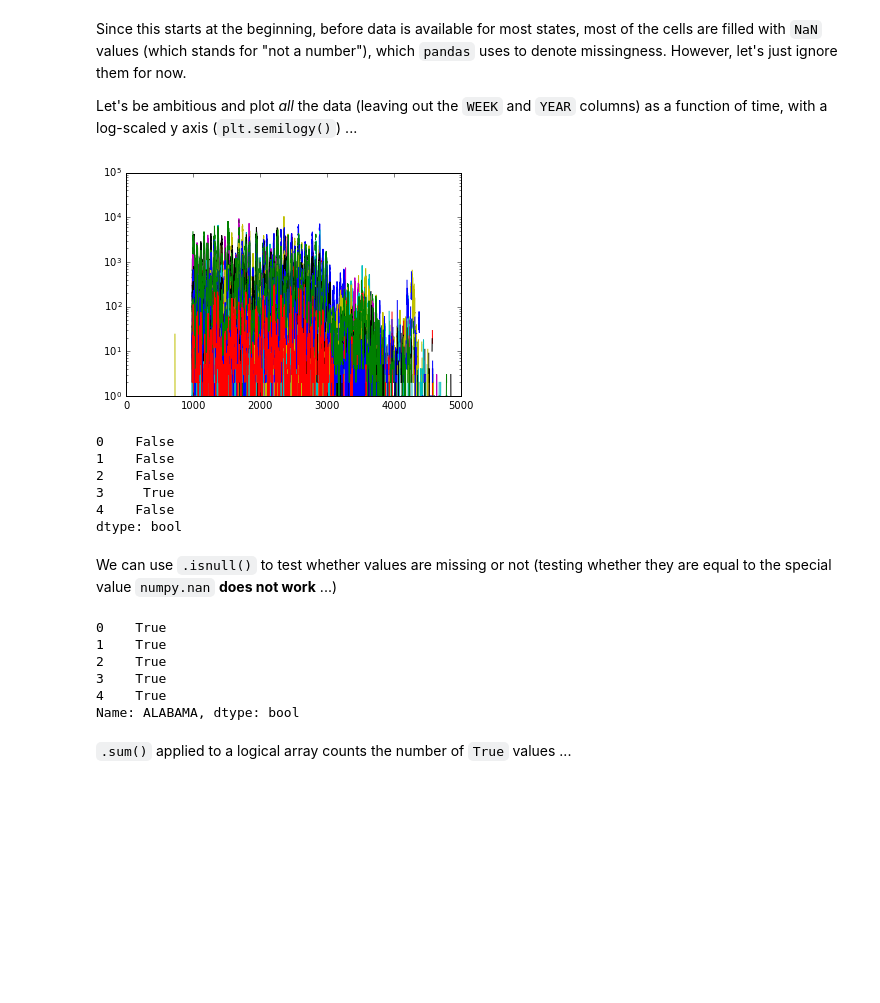
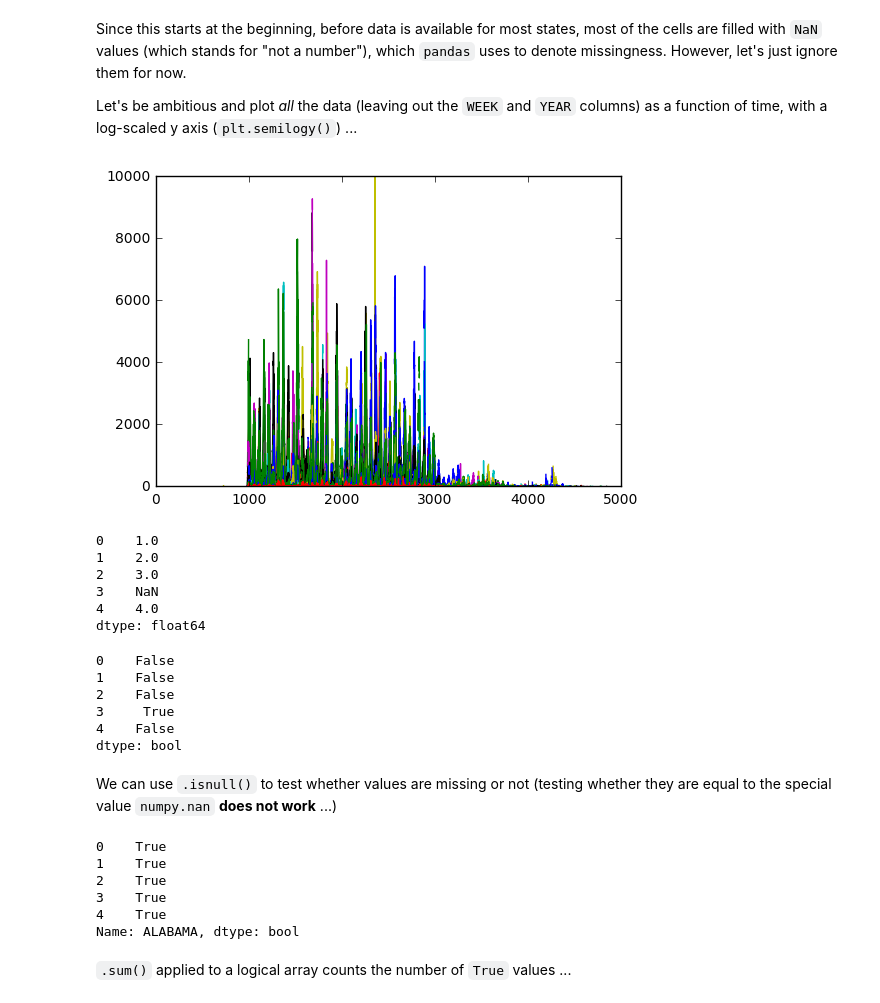
Before and after one commit to bbolker/math1mp, a Jupyter notebook: notes/pandas_intro.ipynb, the cells around one changed output. Saved outputs shown, nothing was run; the diff lists cells and outputs as text; code cells hidden in the pictures; blank space fills up the shorter version.

```diff
--- a/notes/pandas_intro.ipynb
+++ b/notes/pandas_intro.ipynb
@@ -99,35 +125,45 @@ Let's be ambitious and plot *all* the data (leaving out the `WEEK` and `YEAR` co
 # %%
 %matplotlib inline
 import matplotlib.pyplot as plt
 fig, ax = plt.subplots()
 all_data = p.loc[:,"ALABAMA":"WYOMING"]
 ## equivalently: all_data=p.drop(["YEAR","WEEK","Unnamed: 61"])
-ax.semilogy(all_data);
+ax.plot(all_data);
+ax.set_ylim((0,10000));
 # %% [output]
-[figure, old version]
+[figure, new version]
 # %%
 import numpy as np
 a = [1,2,3,np.nan,4]  # make a Series containing an NA value
-pd.Series(a).isnull()
+a2 = pd.Series(a)
+print(a2)
+## a2 == np.nan
+a2.isnull()
 # %% [output]
-0    False
-1    False
-2    False
-3     True
-4    False
-dtype: bool
+0    1.0
+1    2.0
+2    3.0
+3    NaN
+4    4.0
+dtype: float64
+0    False
+1    False
+2    False
+3     True
+4    False
+dtype: bool
 # %% [markdown]
 
 
 We can use `.isnull()` to test whether values are missing or not (testing whether they are equal to the special value `numpy.nan`  **does not work** ...)
-# %%
-p.ALABAMA.isnull().head()
-# %% [output]
-0    True
-1    True
-2    True
-3    True
-4    True
-Name: ALABAMA, dtype: bool
+# %%
+p.isnull().loc[0:4,"ALABAMA"]
+# %% [output]
+0    True
+1    True
+2    True
+3    True
+4    True
+Name: ALABAMA, dtype: bool
 # %% [markdown]
 `.sum()` applied to a logical array counts the number of `True` values ...
```
Also changed, not shown: parts of 31 cells of this notebook.
